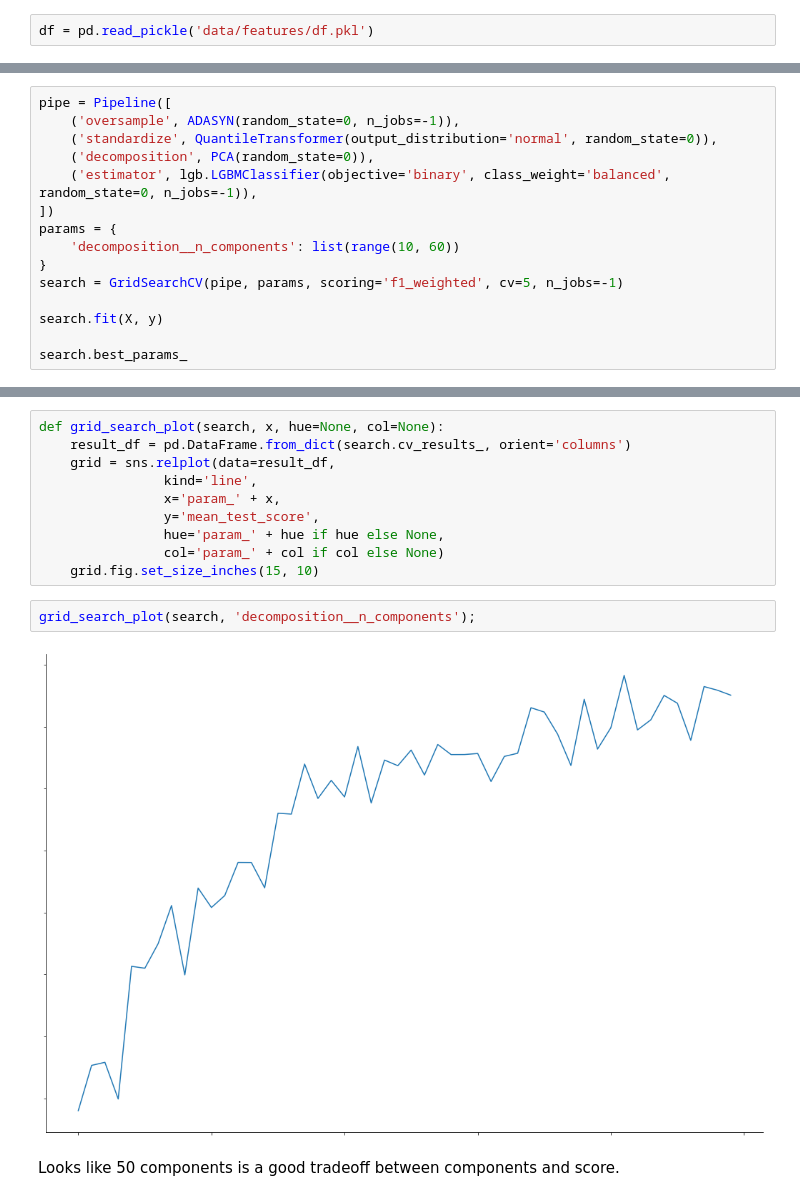
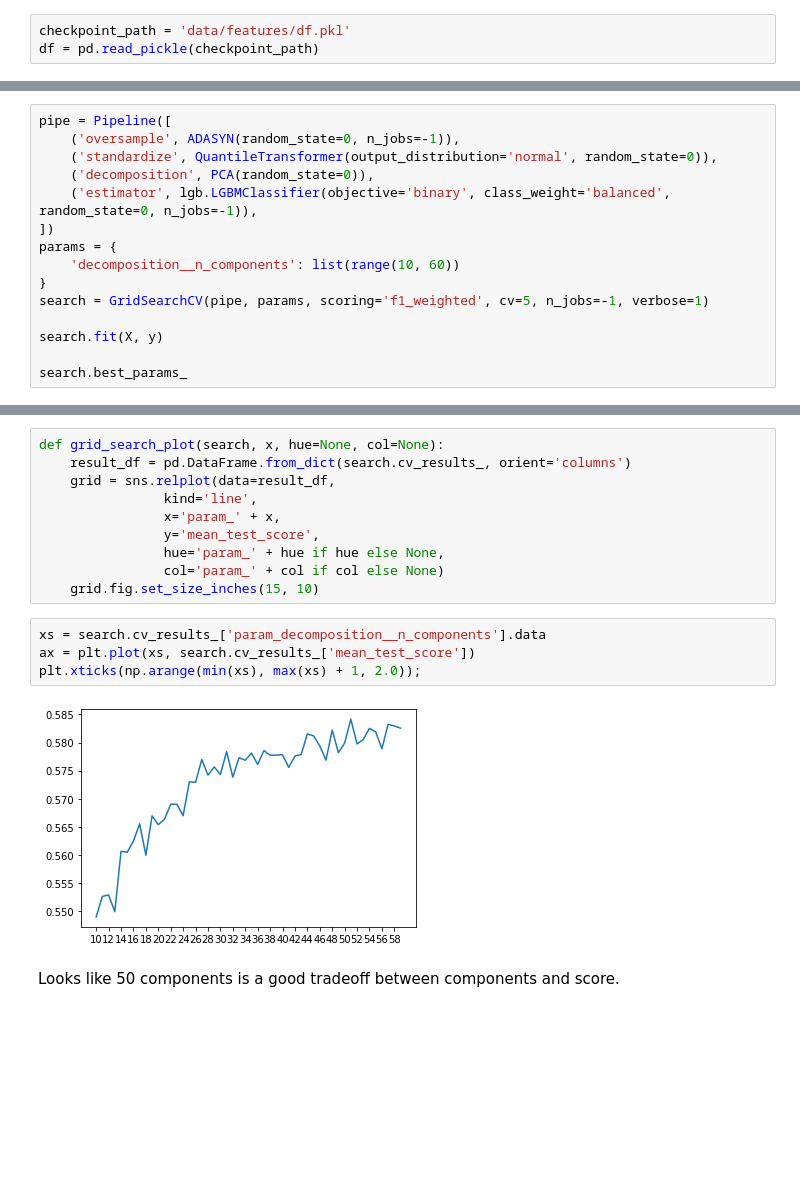
Before and after one commit to ryanjmccall/sb_ml_eng_capstone, a Jupyter notebook: capstone/notebooks/MELD_ML_DL_Prototype.ipynb, the cells around one changed output, grey strips where cells are left out. Saved outputs shown, nothing was run; the diff lists cells and outputs as text; blank space fills up the shorter version.

Commit message:
HP searching

```diff
--- a/capstone/notebooks/MELD_ML_DL_Prototype.ipynb
+++ b/capstone/notebooks/MELD_ML_DL_Prototype.ipynb
@@ -76,7 +76,8 @@ librosa unavailable, must be python 3.7 env
 # %% [markdown]
 Load dataset including raw audio and previously computed MELD features on best audio limit.
 # %%
-df = pd.read_pickle('data/features/df.pkl')
+checkpoint_path = 'data/features/df.pkl'
+df = pd.read_pickle(checkpoint_path)
 # %%
 extract_limit = df.extract_limit.values[0]  # previously found good audio limit
 sr = df.sr.values[0] # sample rate
@@ -572,7 +575,7 @@ pipe = Pipeline([
 params = {
     'decomposition__n_components': list(range(10, 60))
 }
-search = GridSearchCV(pipe, params, scoring='f1_weighted', cv=5, n_jobs=-1)
+search = GridSearchCV(pipe, params, scoring='f1_weighted', cv=5, n_jobs=-1, verbose=1)
 
 search.fit(X, y)
 
@@ -590,9 +598,11 @@ def grid_search_plot(search, x, hue=None, col=None):
                 col='param_' + col if col else None)
     grid.fig.set_size_inches(15, 10)
 # %%
-grid_search_plot(search, 'decomposition__n_components');
+xs = search.cv_results_['param_decomposition__n_components'].data
+ax = plt.plot(xs, search.cv_results_['mean_test_score'])
+plt.xticks(np.arange(min(xs), max(xs) + 1, 2.0));
 # %% [output]
-[figure, old version]
+[figure, new version]
 # %% [markdown]
 Looks like 50 components is a good tradeoff between components and score.
 # %% [markdown]
```
Also changed, not shown: parts of 42 cells of this notebook.
